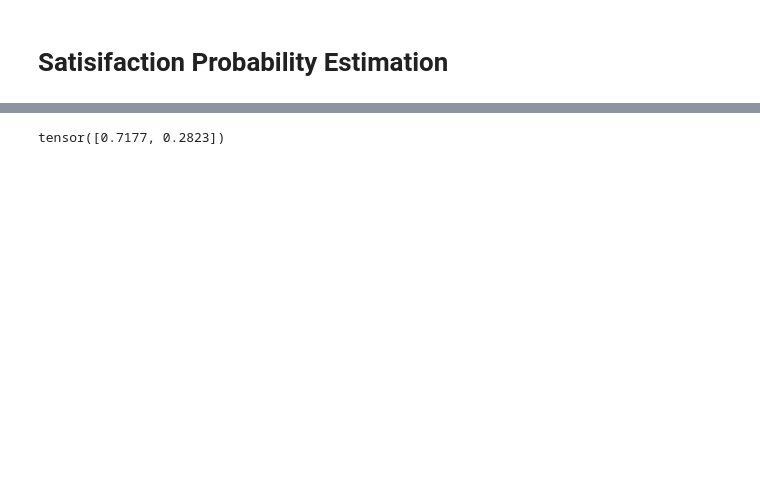
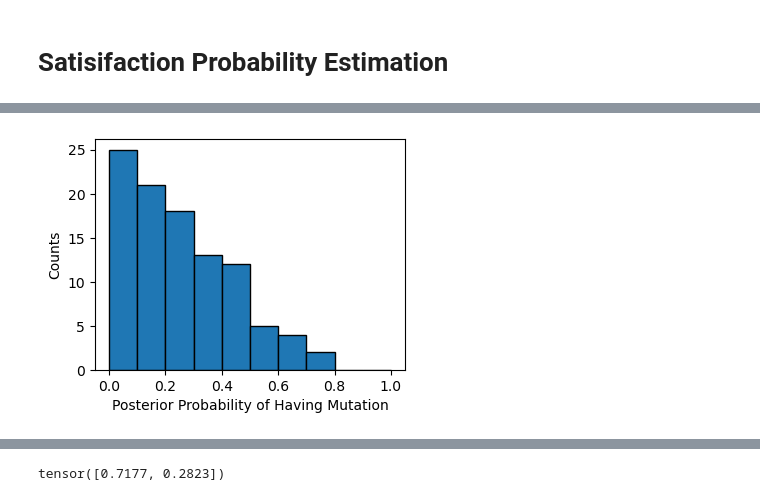
Before and after one commit to sandialabs/conin, a Jupyter notebook: conin/mediation_variables/ICML_dna.ipynb, the cells around one changed output, grey strips where cells are left out. Saved outputs shown, nothing was run; the diff lists cells and outputs as text; code cells hidden in the pictures; blank space fills up the shorter version.

```diff
--- a/conin/mediation_variables/ICML_dna.ipynb
+++ b/conin/mediation_variables/ICML_dna.ipynb
@@ -926,3 +1009,5 @@ def satprob_torch_list(hmm, cst_list, obs, pro_before = 30, dtype = torch.float3
     probs = probs/probs.sum()
 
     return probs #, alpha_true, alpha_false
+# %%
+probs = satprob_torch_list(hmm, sat_cst_list, emit_list, pro_before = 10, dtype = torch.float32,  device = 'cpu', debug = False, num_corr = 0)
@@ -928,0 +1020,24 @@ def satprob_torch_list(hmm, cst_list, obs, pro_before = 30, dtype = torch.float3
+# %%
+B = 100
+probsat_cst_list = [promoter_cst,stay_cst, pe_cst, disvisit_atmost_cst, hitdis_cst]
+prob_dis = []
+for b in range(B):
+    state_list, emit_list = simulation(hmm, time = 30, stay=3, pro_before=10, ix_list=None, max_attempts=1000)
+    probs = satprob_torch_list(hmm, probsat_cst_list, emit_list, pro_before = 10, dtype = torch.float32,  device = 'cuda:0', debug = False, num_corr = 0)
+    prob_dis.append(probs[0].item())
+# %%
+bins = np.linspace(0, 1, 11)
+
+plt.figure(figsize=(4, 3))
+
+plt.hist(prob_dis, bins=bins, edgecolor='black')
+
+# Adding titles and labels
+# plt.title('Histogram of Probabilities')
+plt.xlabel('Posterior Probability of Having Mutation')
+plt.ylabel('Counts')
+
+# Show the plot
+plt.show()
+# %% [output]
+[figure, added]
```
Also changed, not shown: parts of 23 cells of this notebook, 3 other files.
